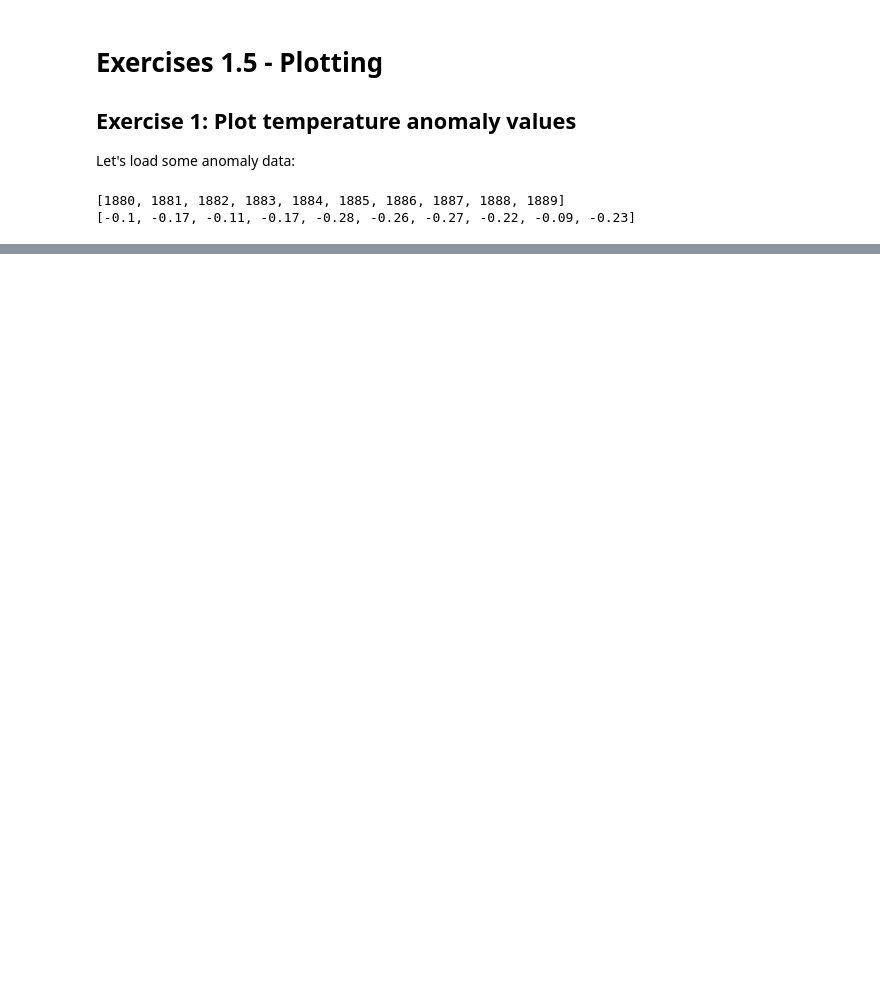
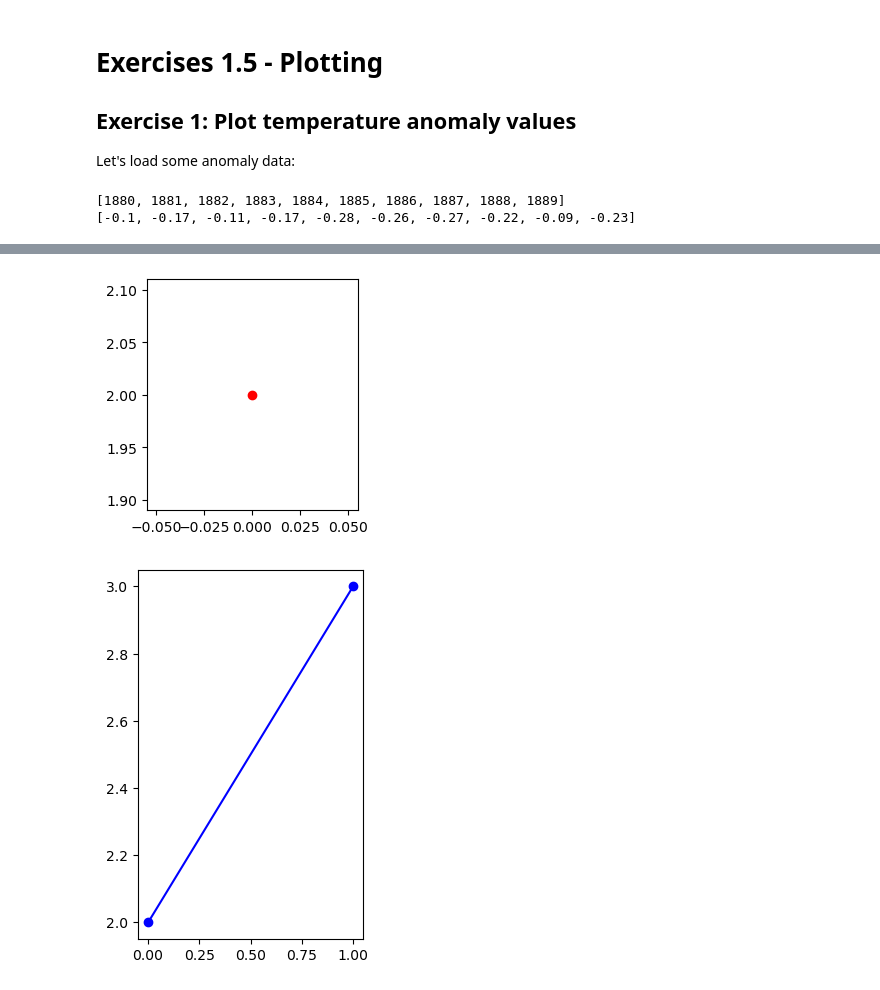
Before and after one commit to janclemenslab/neu715, a Jupyter notebook: docs/_sources/exercises/exercises 1/1.05_matplotlib_exercises.ipynb, the cells around one changed output, grey strips where cells are left out. Saved outputs shown, nothing was run; the diff lists cells and outputs as text; code cells hidden in the pictures; blank space fills up the shorter version.

```diff
--- a/docs/_sources/exercises/exercises 1/1.05_matplotlib_exercises.ipynb
+++ b/docs/_sources/exercises/exercises 1/1.05_matplotlib_exercises.ipynb
@@ -38,3 +46,20 @@ Roughly like so:
+# %%
+y = [1,2,3]
+
+# fix this code
+import matplotlib.pyplot as plt
+plt.figure(figsize=(6, 3))
+plt.subplot(1, 2, 1)
+plt.plot(y[1], 'or')
+plt.show()
+
+plt.subplot(1, 2, 2)
+plt.plot(y[1:], 'o-b')
+# plt.savefig('1.05_matplotlib_exercises4.png')
+plt.show()
+# %% [output]
+[figure, added]
+[figure, added]
 # %% [markdown]
 ## Exercise 2: Plotting multiple datasets using for loops
 You can combine for-loops and subplots to generate multi-panel plots.
```
Also changed, not shown: parts of 4 cells of this notebook, 12 other files.
